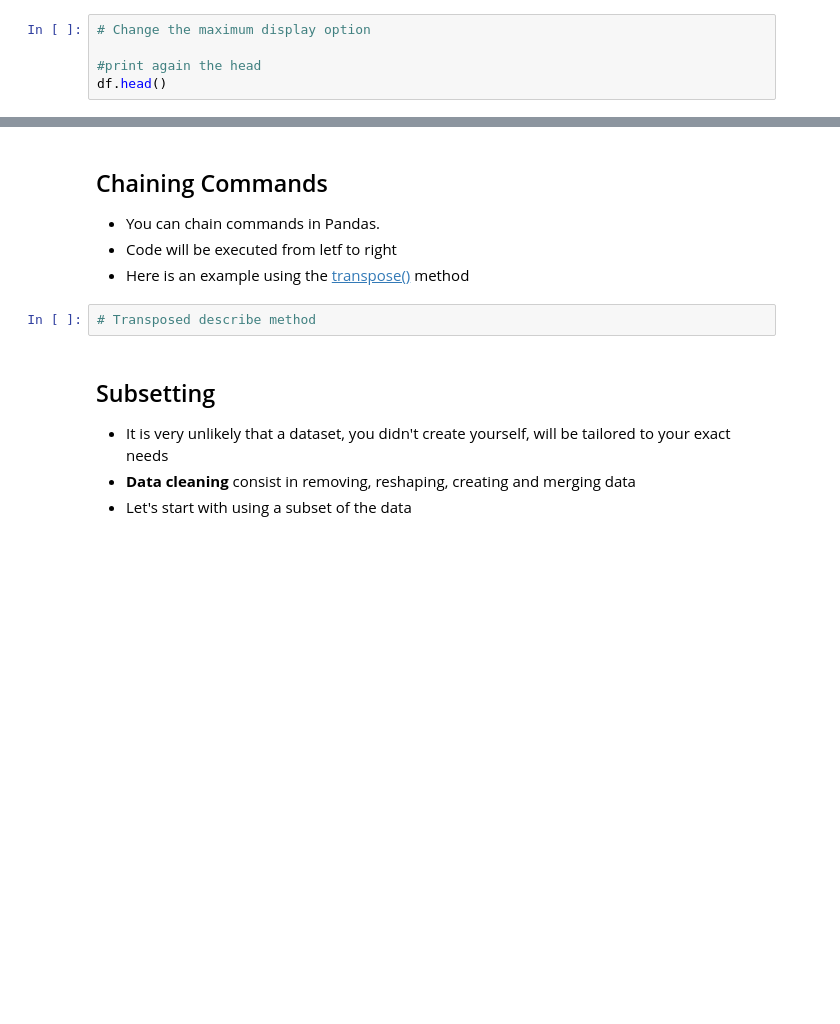
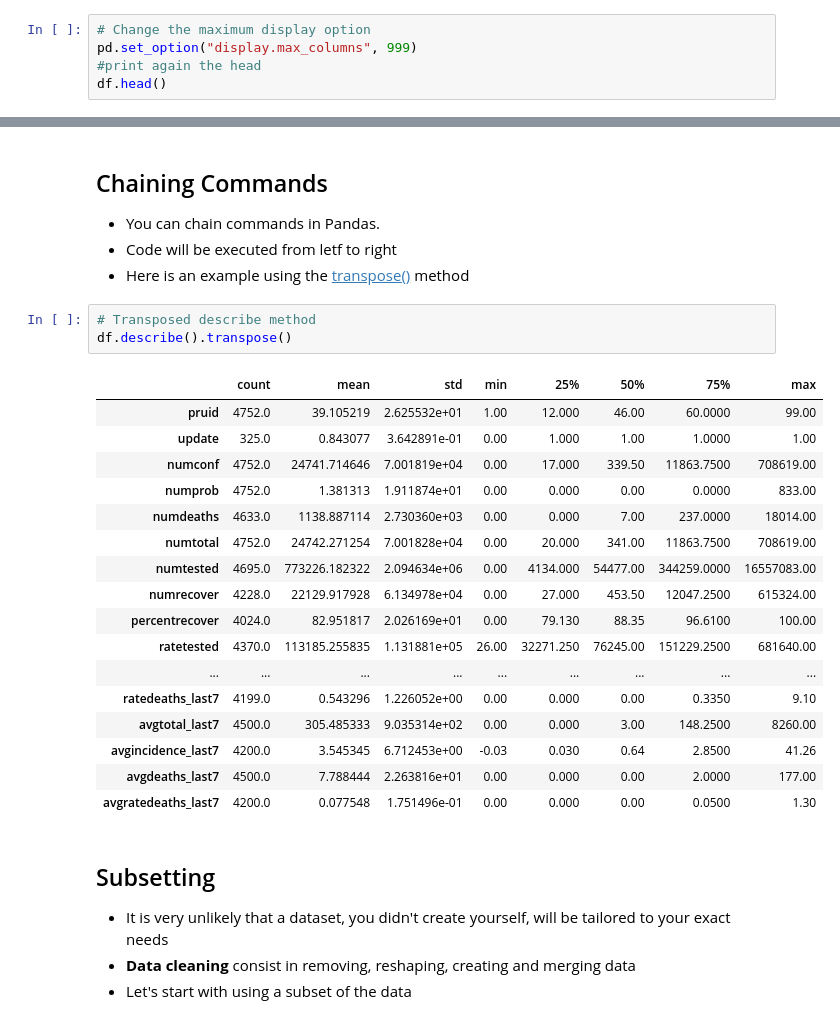
Before and after one commit to JonathanAHolmes/Data-Science-for-Social-Scientists, a Jupyter notebook: Class 03 - Tidy Data/Class 3 - Numpy and Pandas - Follow Along.ipynb, the cells around one changed output, grey strips where cells are left out. Cells and saved outputs as stored; diff of their text form; blank space fills up the shorter version.

```diff
--- a/Class 03 - Tidy Data/Class 3 - Numpy and Pandas - Follow Along.ipynb
+++ b/Class 03 - Tidy Data/Class 3 - Numpy and Pandas - Follow Along.ipynb
@@ -109,6 +155,6 @@ df
 - You can change this as an [option](https://pandas.pydata.org/pandas-docs/stable/user_guide/options.html)
 # %%
 # Change the maximum display option
-
+pd.set_option("display.max_columns", 999)
 #print again the head
 df.head()
@@ -156,6 +256,25 @@ This is the [info()](https://pandas.pydata.org/pandas-docs/stable/reference/api/
 - Here is an example using the [transpose()](https://pandas.pydata.org/pandas-docs/stable/reference/api/pandas.DataFrame.transpose.html) method
 # %%
 # Transposed describe method
+df.describe().transpose()
+# %% [output]
+|  | count | mean | std | min | 25% | 50% | 75% | max |
+| pruid | 4752.0 | 39.105219 | 2.625532e+01 | 1.00 | 12.000 | 46.00 | 60.0000 | 99.00 |
+| update | 325.0 | 0.843077 | 3.642891e-01 | 0.00 | 1.000 | 1.00 | 1.0000 | 1.00 |
+| numconf | 4752.0 | 24741.714646 | 7.001819e+04 | 0.00 | 17.000 | 339.50 | 11863.7500 | 708619.00 |
+| numprob | 4752.0 | 1.381313 | 1.911874e+01 | 0.00 | 0.000 | 0.00 | 0.0000 | 833.00 |
+| numdeaths | 4633.0 | 1138.887114 | 2.730360e+03 | 0.00 | 0.000 | 7.00 | 237.0000 | 18014.00 |
+| numtotal | 4752.0 | 24742.271254 | 7.001828e+04 | 0.00 | 20.000 | 341.00 | 11863.7500 | 708619.00 |
+| numtested | 4695.0 | 773226.182322 | 2.094634e+06 | 0.00 | 4134.000 | 54477.00 | 344259.0000 | 16557083.00 |
+| numrecover | 4228.0 | 22129.917928 | 6.134978e+04 | 0.00 | 27.000 | 453.50 | 12047.2500 | 615324.00 |
+| percentrecover | 4024.0 | 82.951817 | 2.026169e+01 | 0.00 | 79.130 | 88.35 | 96.6100 | 100.00 |
+| ratetested | 4370.0 | 113185.255835 | 1.131881e+05 | 26.00 | 32271.250 | 76245.00 | 151229.2500 | 681640.00 |
+| ... | ... | ... | ... | ... | ... | ... | ... | ... |
+| ratedeaths_last7 | 4199.0 | 0.543296 | 1.226052e+00 | 0.00 | 0.000 | 0.00 | 0.3350 | 9.10 |
+| avgtotal_last7 | 4500.0 | 305.485333 | 9.035314e+02 | 0.00 | 0.000 | 3.00 | 148.2500 | 8260.00 |
+| avgincidence_last7 | 4200.0 | 3.545345 | 6.712453e+00 | -0.03 | 0.030 | 0.64 | 2.8500 | 41.26 |
+| avgdeaths_last7 | 4500.0 | 7.788444 | 2.263816e+01 | 0.00 | 0.000 | 0.00 | 2.0000 | 177.00 |
+| avgratedeaths_last7 | 4200.0 | 0.077548 | 1.751496e-01 | 0.00 | 0.000 | 0.00 | 0.0500 | 1.30 |
 # %% [markdown]
 ## Subsetting
 - It is very unlikely that a dataset, you didn't create yourself, will be tailored to your exact needs
```
Also changed, not shown: parts of 32 cells of this notebook, 5 other files.
